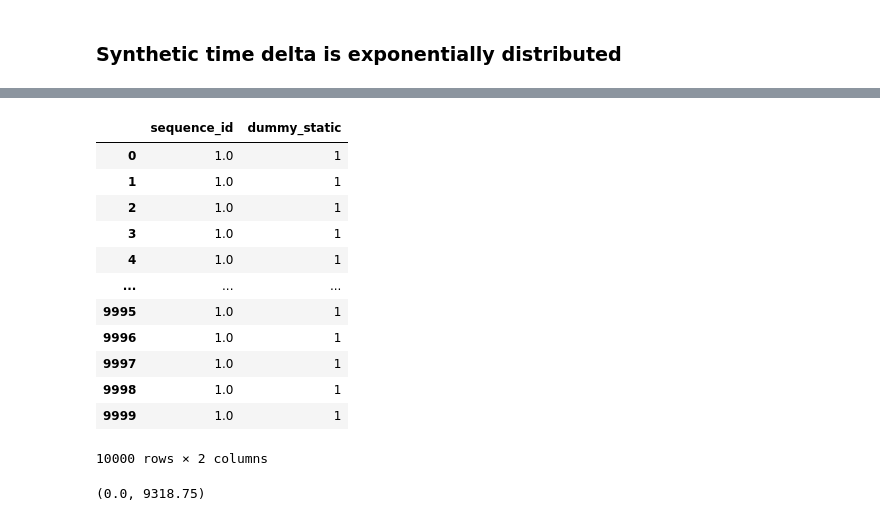
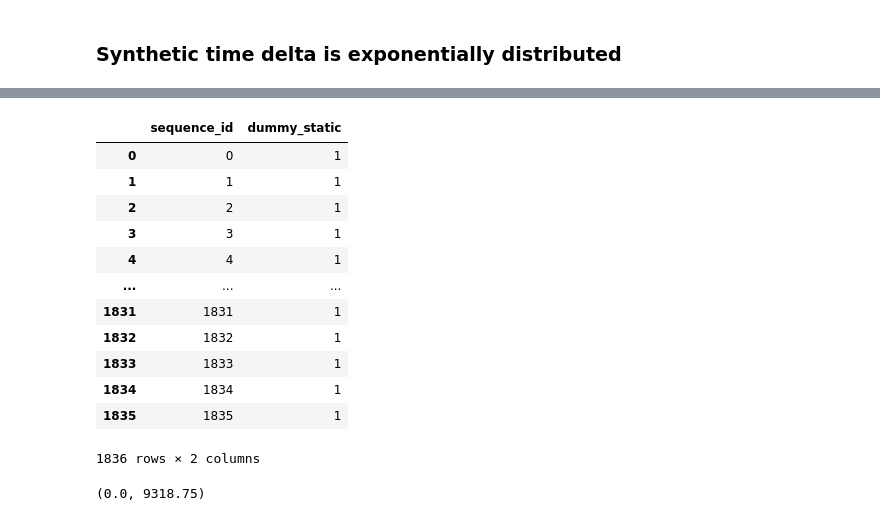
Before and after one commit to filipols/Master-thesis, a Jupyter notebook: notebooks/load_datasets.ipynb, the cells around one changed output, grey strips where cells are left out. Cells and saved outputs as stored; diff of their text form; code cells hidden in the pictures.

```diff
--- a/notebooks/load_datasets.ipynb
+++ b/notebooks/load_datasets.ipynb
@@ -843,20 +932,20 @@ simple_train_df
 # %%
-simple_subjects = pd.Series(np.ones((10000)))
+simple_subjects = pd.Series(range(1836))
 simple_subjects = pd.DataFrame(simple_subjects, columns=['sequence_id'])
 simple_subjects['dummy_static'] = 1
 simple_subjects
 # %% [output]
 |  | sequence_id | dummy_static |
-| 0 | 1.0 | 1 |
-| 1 | 1.0 | 1 |
-| 2 | 1.0 | 1 |
-| 3 | 1.0 | 1 |
-| 4 | 1.0 | 1 |
+| 0 | 0 | 1 |
+| 1 | 1 | 1 |
+| 2 | 2 | 1 |
+| 3 | 3 | 1 |
+| 4 | 4 | 1 |
 | ... | ... | ... |
-| 9995 | 1.0 | 1 |
-| 9996 | 1.0 | 1 |
-| 9997 | 1.0 | 1 |
-| 9998 | 1.0 | 1 |
-| 9999 | 1.0 | 1 |
+| 1831 | 1831 | 1 |
+| 1832 | 1832 | 1 |
+| 1833 | 1833 | 1 |
+| 1834 | 1834 | 1 |
+| 1835 | 1835 | 1 |
-10000 rows × 2 columns
+1836 rows × 2 columns
 # %%
```
Also changed, not shown: parts of 13 cells of this notebook.
